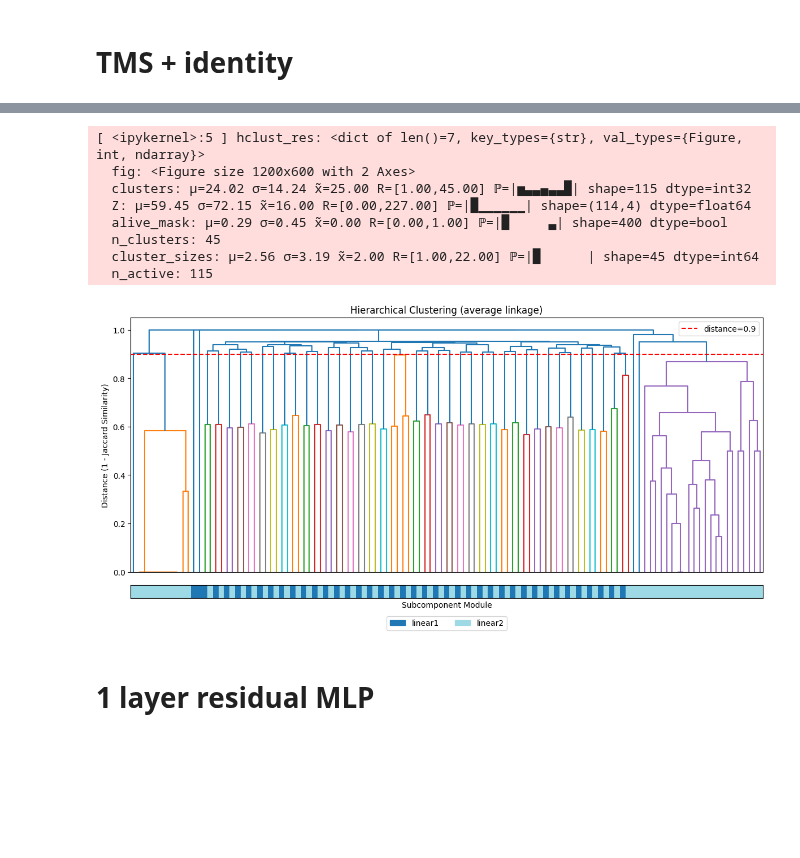
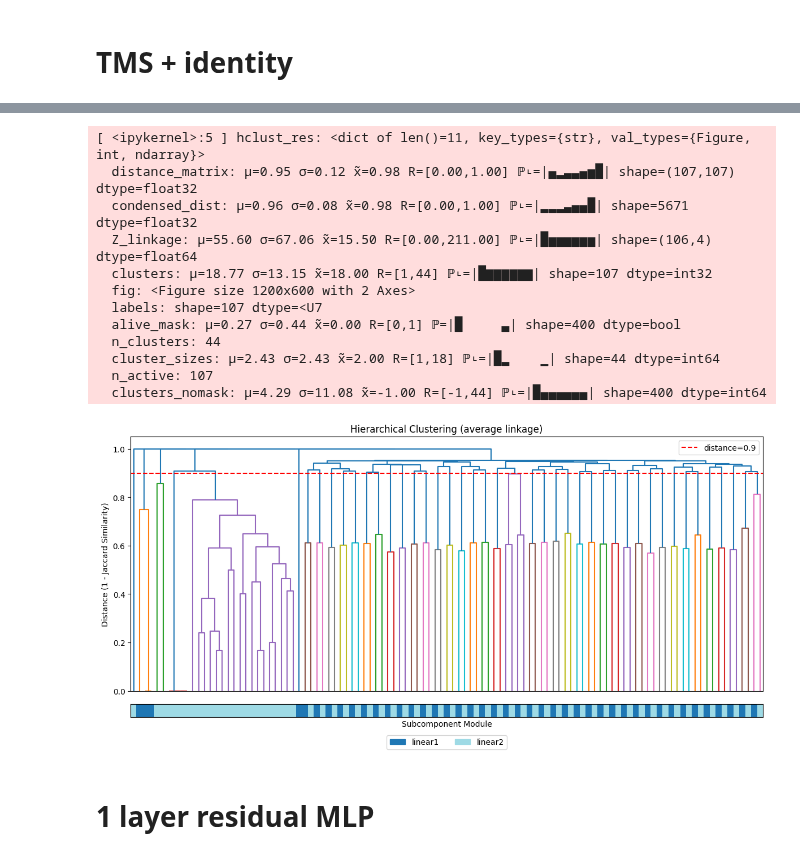
Before and after one commit to mivanit/apd, a Jupyter notebook: notebooks/mivanit/dev_grouping.ipynb, the cells around one changed output, grey strips where cells are left out. Saved outputs shown, nothing was run; the diff lists cells and outputs as text; code cells hidden in the pictures; blank space fills up the shorter version.

```diff
--- a/notebooks/mivanit/dev_grouping.ipynb
+++ b/notebooks/mivanit/dev_grouping.ipynb
@@ -44,7 +44,7 @@ Using device: DEVICE = 'cuda'
 # %% [markdown]
 # TMS + identity
 # %%
-coactivations_tms: CoactivationResultsGroup = get_coactivations(
+coactivations_tms: CoactivationResults = get_coactivations(
     model_path=Path("../data/tms-decomp/model_40000.pth"),
     dataset_cls=SparseFeatureDataset,
     dataset_kwargs=dict(
@@ -55,7 +55,7 @@ coactivations_tms: CoactivationResultsGroup = get_coactivations(
         module_groups=[["linear1", "linear2"]],
     ),
     device=DEVICE,
-)["group_0"]
+)
 # %%
 dbg_auto(coactivations_tms);
 # %% [output]
@@ -86,19 +78,23 @@ plt.yscale("log")
 # %%
-hclust_res = plot_clustering_from_results(
-    results=coactivations_tms,
+hclust_res = coactivation_hierarchical_clustering(
+    coactivations_tms["group_0"],
 )
 
 dbg_auto(hclust_res);
 # %% [output]
-[ <ipykernel>:5 ] hclust_res: <dict of len()=7, key_types={str}, val_types={Figure, int, ndarray}>
+[ <ipykernel>:5 ] hclust_res: <dict of len()=11, key_types={str}, val_types={Figure, int, ndarray}>
+  distance_matrix: μ=0.95 σ=0.12 x̃=0.98 R=[0.00,1.00] ℙ˪=|▄▂▃▃▄▅█| shape=(107,107) dtype=float32
+  condensed_dist: μ=0.96 σ=0.08 x̃=0.98 R=[0.00,1.00] ℙ˪=|▂▂▂▃▄▄█| shape=5671 dtype=float32
+  Z_linkage: μ=55.60 σ=67.06 x̃=15.50 R=[0.00,211.00] ℙ˪=|█▅▅▅▅▅▅| shape=(106,4) dtype=float64
+  clusters: μ=18.77 σ=13.15 x̃=18.00 R=[1,44] ℙ˪=|█▆▆▆▆▆▆| shape=107 dtype=int32
   fig: <Figure size 1200x600 with 2 Axes>
-  clusters: μ=24.02 σ=14.24 x̃=25.00 R=[1.00,45.00] ℙ=|▅▃▃▄▃▃█| shape=115 dtype=int32
-  Z: μ=59.45 σ=72.15 x̃=16.00 R=[0.00,227.00] ℙ=|█▁▁▁▁▁▁| shape=(114,4) dtype=float64
-  alive_mask: μ=0.29 σ=0.45 x̃=0.00 R=[0.00,1.00] ℙ=|█     ▃| shape=400 dtype=bool
-  n_clusters: 45
-  cluster_sizes: μ=2.56 σ=3.19 x̃=2.00 R=[1.00,22.00] ℙ=|█      | shape=45 dtype=int64
-  n_active: 115
+  labels: shape=107 dtype=<U7
+  alive_mask: μ=0.27 σ=0.44 x̃=0.00 R=[0,1] ℙ=|█     ▃| shape=400 dtype=bool
+  n_clusters: 44
+  cluster_sizes: μ=2.43 σ=2.43 x̃=2.00 R=[1,18] ℙ˪=|█▂    ▁| shape=44 dtype=int64
+  n_active: 107
+  clusters_nomask: μ=4.29 σ=11.08 x̃=-1.00 R=[-1,44] ℙ˪=|█▄▄▄▄▄▄| shape=400 dtype=int64
-[figure, old version]
+[figure, new version]
 # %%
 def get_embedding_vis() -> str:
     import requests
```
Also changed, not shown: parts of 5 cells of this notebook, 1 other file.
